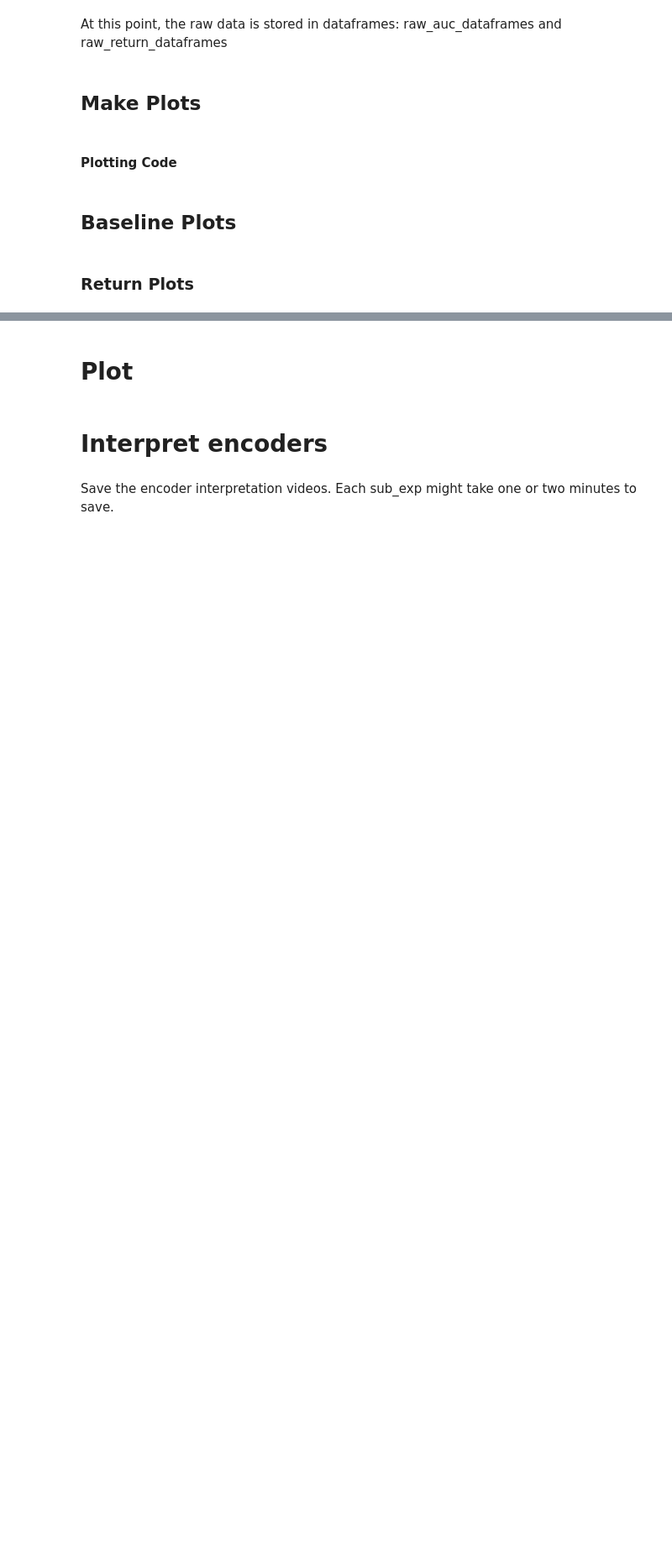
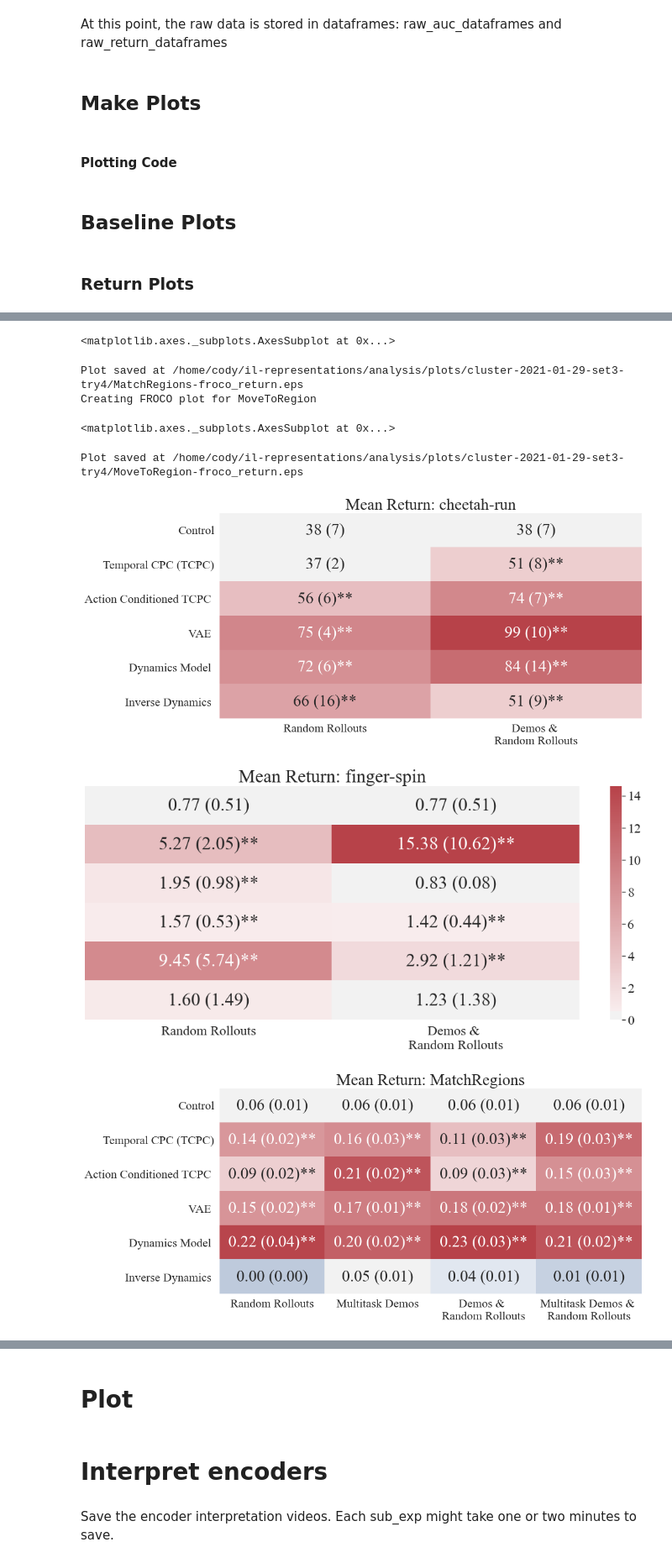
Before and after one commit to HumanCompatibleAI/eirli, a Jupyter notebook: analysis/plot.ipynb, the cells around one changed output, grey strips where cells are left out. Shown at 84% size. Saved outputs shown, nothing was run; the diff lists cells and outputs as text; code cells hidden in the pictures; blank space fills up the shorter version.

```diff
--- a/analysis/plot.ipynb
+++ b/analysis/plot.ipynb
@@ -854,4 +1160,6 @@ nested_lookups = {'data_lookups': data_lookups, 'algo_lookups': algo_lookups}
 # %%
+## Configs for baseline plots
+
 ret_col_lookup = {
     'MatchRegions': 'Average on all envs',
     'MoveToRegion': 'Average on all envs',
@@ -864,15 +1172,18 @@ ret_col_lookup = {
 right_envs = ['MatchRegions', 'cheetah-run']
 left_envs = ['MoveToRegion', 'finger-spin']
 
-algo_order = ["Control (Ortho Init) ", "CPC ", "Action Conditioned TCPC ", "VAE ", "Dynamics Model ",
+algo_order = ["Control", "Temporal CPC (TCPC)", "Action Conditioned TCPC ", "VAE ", "Dynamics Model ",
               "Inverse Dynamics "]
 
-pivoted_dfs = create_pivoted_dfs(raw_return_dataframes, ret_col_lookup, blacklist_terms,
-                               nested_lookups, control_idx, algo_order, verbose=False)
-pooled_dfs = create_pooled_dfs(pivoted_dfs, control_idx=control_idx)
 
 
 for env in envs:
+    print(f"Creating FROCO plot for {env}")
+    plot_config = froco_plot_config_lookup[env]
+    pivoted_dfs = create_pivoted_dfs(raw_return_dataframes, ret_col_lookup,
+                                     plot_config['blacklist_terms'], plot_config['whitelist_lookups'],
+                                     plot_config['control_idx'], algo_order, verbose=False)
+    pooled_dfs = create_pooled_dfs(pivoted_dfs, control_idx=plot_config['control_idx'])
     kwargs = {}
     if env in right_envs:
         kwargs = {'show_cbar': False}
@@ -880,8 +1191,9 @@ for env in envs:
         kwargs = {'show_ylabel': False}
     env_plot = task_return_heatmap(env, pooled_dfs, control_key=control_idx, **kwargs)
     display(env_plot)
-    save_pdf(env_plot, env, 'return')
+    save_eps(env_plot, env, 'froco_return')
 
 # to be paranoid
 del pivoted_dfs
 del pooled_dfs
+# %% [output]
@@ -887,0 +1207,8 @@ del pooled_dfs
+<matplotlib.axes._subplots.AxesSubplot at 0x...>
+Plot saved at /home/cody/il-representations/analysis/plots/cluster-2021-01-29-set3-try4/MatchRegions-froco_return.eps
+Creating FROCO plot for MoveToRegion
+<matplotlib.axes._subplots.AxesSubplot at 0x...>
+Plot saved at /home/cody/il-representations/analysis/plots/cluster-2021-01-29-set3-try4/MoveToRegion-froco_return.eps
+[figure, added]
+[figure, added]
+[figure, added]
```
Also changed, not shown: parts of 38 cells of this notebook.
